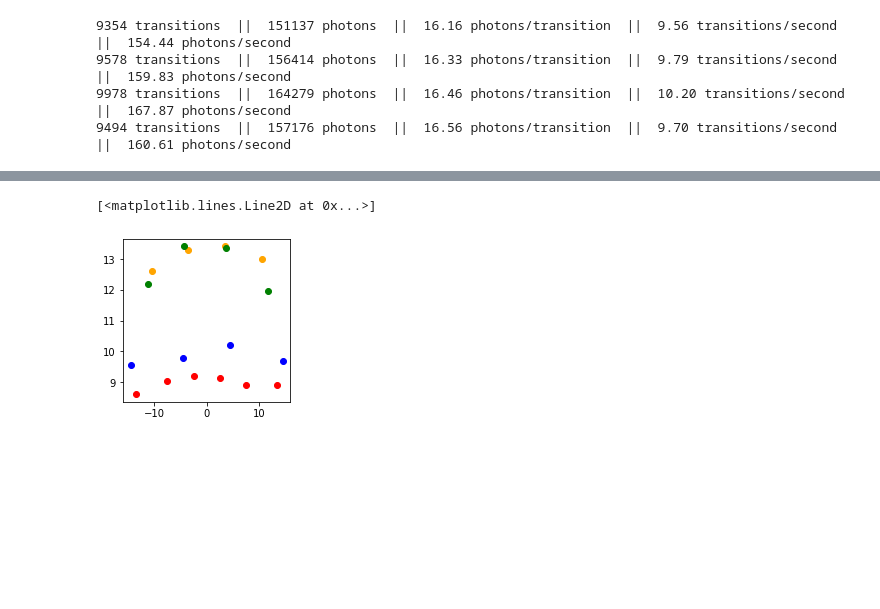
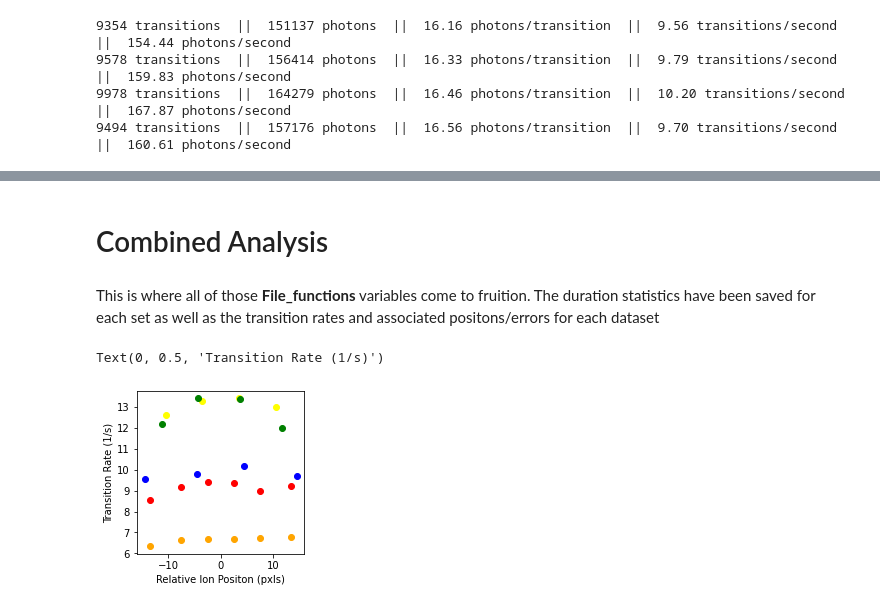
Before and after one commit to UW-ion-trap-group/Trapped_Ion_Tpx3Cam_Analysis, a Jupyter notebook: Tpx3Cam_Projects/Superradiance/Combine_Datasets.ipynb, the cells around one changed output, grey strips where cells are left out. Cells and saved outputs as stored; diff of their text form; code cells hidden in the pictures; blank space fills up the shorter version.

```diff
--- a/Tpx3Cam_Projects/Superradiance/Combine_Datasets.ipynb
+++ b/Tpx3Cam_Projects/Superradiance/Combine_Datasets.ipynb
@@ -329,6 +510,14 @@ ion_3 = Ion(3, 0, 0, 0, 'yellow', Ion_3)
 ion_4 = Ion(4, 0, 0, 0, 'g', Ion_4)
 ion_5 = Ion(5, 0, 0, 0, 0, 0)
 ion_6 = Ion(6, 0, 0, 0, 0, 0)
+choose_file.ion_1 = ion_1
+choose_file.ion_2 = ion_2
+choose_file.ion_3 = ion_3
+choose_file.ion_4 = ion_4
+choose_file.Ion_1 = Ion_1
+choose_file.Ion_2 = Ion_2
+choose_file.Ion_3 = Ion_3
+choose_file.Ion_4 = Ion_4
 # %%
 ion_1.setup()
 ion_2.setup()
@@ -355,8 +544,8 @@ print(f'{len(ion_2.transpts)} transitions  ||  {len(ion_2.data)} photons  ||  {l
 print(f'{len(ion_3.transpts)} transitions  ||  {len(ion_3.data)} photons  ||  {len(ion_3.data)/len(ion_3.transpts):.2f} photons/transition  ||  {len(ion_3.transpts)/time:.2f} transitions/second  ||  {len(ion_3.data)/time:.2f} photons/second')
 print(f'{len(ion_4.transpts)} transitions  ||  {len(ion_4.data)} photons  ||  {len(ion_4.data)/len(ion_4.transpts):.2f} photons/transition  ||  {len(ion_4.transpts)/time:.2f} transitions/second  ||  {len(ion_4.data)/time:.2f} photons/second')
 trans_rate_220V = [len(ion_1.transpts)/time, len(ion_2.transpts)/time, len(ion_3.transpts)/time, len(ion_4.transpts)/time]
-positions = [choose_file.x1, choose_file.x2, choose_file.x3, choose_file.x4]
-rel_positions_220V = [choose_file.x1-np.average(positions), choose_file.x2-np.average(positions), choose_file.x3-np.average(positions), choose_file.x4-np.average(positions)]
+positions_220V = [choose_file.x1, choose_file.x2, choose_file.x3, choose_file.x4]
+rel_positions_220V = [choose_file.x1-np.average(positions_220V), choose_file.x2-np.average(positions_220V), choose_file.x3-np.average(positions_220V), choose_file.x4-np.average(positions_220V)]
 # %% [output]
 11698 transitions  ||  178341 photons  ||  15.25 photons/transition  ||  12.18 transitions/second  ||  185.74 photons/second
 12884 transitions  ||  179625 photons  ||  13.94 photons/transition  ||  13.42 transitions/second  ||  187.08 photons/second
@@ -414,6 +606,15 @@ ion_3 = Ion(3, 0, 0, 0, 'yellow', Ion_3)
 ion_4 = Ion(4, 0, 0, 0, 'g', Ion_4)
 ion_5 = Ion(5, 0, 0, 0, 0, 0)
 ion_6 = Ion(6, 0, 0, 0, 0, 0)
+choose_file.ion_1 = ion_1
+choose_file.ion_2 = ion_2
+choose_file.ion_3 = ion_3
+choose_file.ion_4 = ion_4
+
+choose_file.Ion_1 = Ion_1
+choose_file.Ion_2 = Ion_2
+choose_file.Ion_3 = Ion_3
+choose_file.Ion_4 = Ion_4
 # %%
 ion_1.setup()
 ion_2.setup()
@@ -440,8 +641,8 @@ print(f'{len(ion_2.transpts)} transitions  ||  {len(ion_2.data)} photons  ||  {l
 print(f'{len(ion_3.transpts)} transitions  ||  {len(ion_3.data)} photons  ||  {len(ion_3.data)/len(ion_3.transpts):.2f} photons/transition  ||  {len(ion_3.transpts)/time:.2f} transitions/second  ||  {len(ion_3.data)/time:.2f} photons/second')
 print(f'{len(ion_4.transpts)} transitions  ||  {len(ion_4.data)} photons  ||  {len(ion_4.data)/len(ion_4.transpts):.2f} photons/transition  ||  {len(ion_4.transpts)/time:.2f} transitions/second  ||  {len(ion_4.data)/time:.2f} photons/second')
 trans_rate_125V = [len(ion_1.transpts)/time, len(ion_2.transpts)/time, len(ion_3.transpts)/time, len(ion_4.transpts)/time]
-positions = [choose_file.x1, choose_file.x2, choose_file.x3, choose_file.x4]
-rel_positions_125V = [choose_file.x1-np.average(positions), choose_file.x2-np.average(positions), choose_file.x3-np.average(positions), choose_file.x4-np.average(positions)]
+positions_125V = [choose_file.x1, choose_file.x2, choose_file.x3, choose_file.x4]
+rel_positions_125V = [choose_file.x1-np.average(positions_125V), choose_file.x2-np.average(positions_125V), choose_file.x3-np.average(positions_125V), choose_file.x4-np.average(positions_125V)]
 # %% [output]
 9354 transitions  ||  151137 photons  ||  16.16 photons/transition  ||  9.56 transitions/second  ||  154.44 photons/second
 9578 transitions  ||  156414 photons  ||  16.33 photons/transition  ||  9.79 transitions/second  ||  159.83 photons/second
@@ -452,8 +656,15 @@ centers_125V, heights_125V, errors_125V = File_functions.duration_summary()
+# %% [markdown]
+# Combined Analysis
+# %% [markdown]
+This is where all of those **File_functions** variables come to fruition. The duration statistics have been saved for each set as well as the transition rates and associated positons/errors for each dataset
 # %%
-plt.plot(rel_positions_350V, trans_rate_350V, 'r', marker = 'o', label = '6 at 350V', lw = 0)
-plt.plot(rel_positions_320V, trans_rate_320V, 'orange', marker = 'o', label = '4 at 320V', lw = 0)
+plt.plot(rel_positions_350V_1, trans_rate_350V_1, 'r', marker = 'o', label = '6 at 350V_1', lw = 0)
+plt.plot(rel_positions_350V_2, trans_rate_350V_2, 'orange', marker = 'o', label = '6 at 350V_2', lw = 0)
+plt.plot(rel_positions_320V, trans_rate_320V, 'yellow', marker = 'o', label = '4 at 320V', lw = 0)
 plt.plot(rel_positions_220V, trans_rate_220V, 'g', marker = 'o', label = '4 at 220V', lw = 0)
 plt.plot(rel_positions_125V, trans_rate_125V, 'b', marker = 'o', label = '4 at 125V', lw = 0)
+plt.xlabel('Relative Ion Positon (pxls)')
+plt.ylabel('Transition Rate (1/s)')
 # %% [output]
-[<matplotlib.lines.Line2D at 0x...>]
+Text(0, 0.5, 'Transition Rate (1/s)')
-[figure, old version]
+[figure, new version]
```
Also changed, not shown: parts of 29 cells of this notebook, 4 other files.
